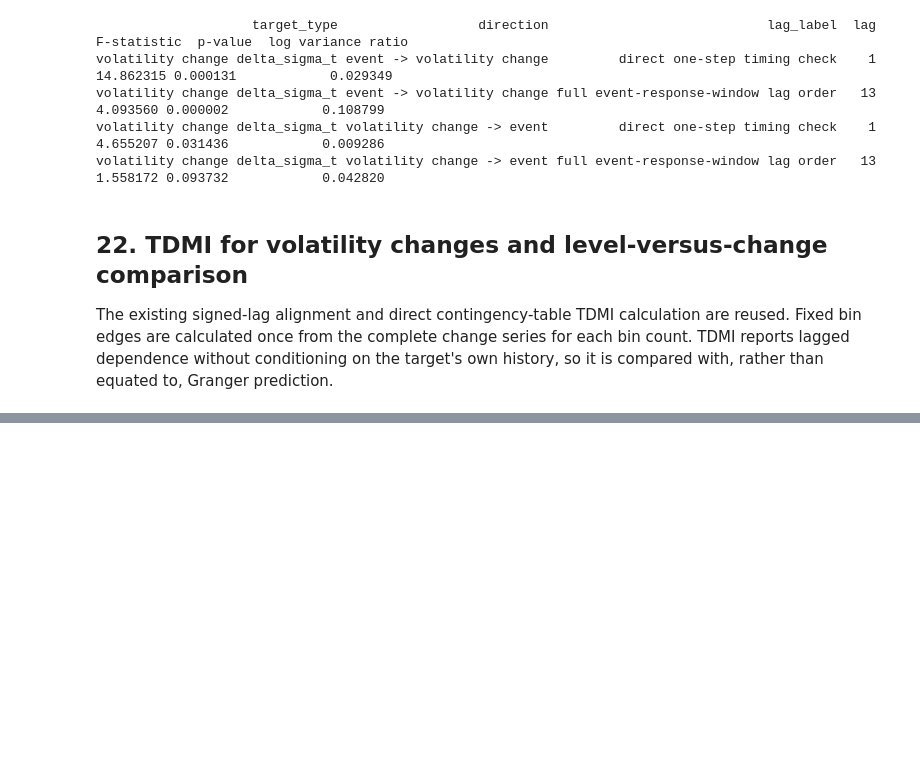
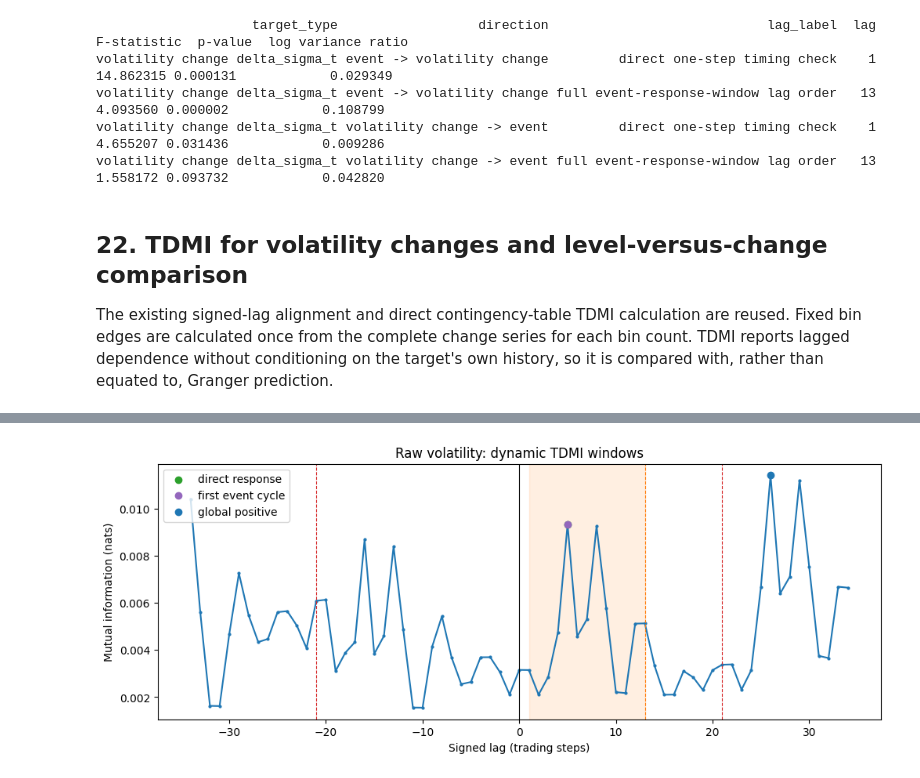
Before and after one commit to JivN24/HSBC-AN-RN, a Jupyter notebook: CODEWORK/Linus' Task Re-Do/01_dense_periodic_n1_gc_tdmi.ipynb, the cells around one changed output, grey strips where cells are left out. Drawn from its saved outputs; the diff is of its cells as text; code cells hidden in the pictures; blank space fills up the shorter version.

```diff
--- a/CODEWORK/Linus' Task Re-Do/01_dense_periodic_n1_gc_tdmi.ipynb
+++ b/CODEWORK/Linus' Task Re-Do/01_dense_periodic_n1_gc_tdmi.ipynb
@@ -912,0 +906,91 @@ existing_validation_checks_remain_passed: passed
+# %%
+def tdmi_peak_in_window(tdmi_table, minimum_lag, maximum_lag, label):
+    window = tdmi_table.loc[tdmi_table['lag'].between(minimum_lag, maximum_lag, inclusive='both')]
+    if window.empty:
+        raise ValueError(f'No TDMI observations available for window: {label}')
+    peak = window.nlargest(1, 'mutual_information').iloc[0]
+    return {'peak_type': label, 'minimum_lag': minimum_lag, 'maximum_lag': maximum_lag, 'peak_lag': int(peak['lag']), 'peak_mutual_information': float(peak['mutual_information']), 'n_pairs_at_peak': int(peak['n_pairs'])}
+
+def fold_lag_to_event_phase(lag, period_steps):
+    half_period = period_steps // 2
+    return ((int(lag) + half_period) % period_steps) - half_period
+
+def make_peak_summary(table, target):
+    rows = [
+        tdmi_peak_in_window(table, 1, tdmi_scan_max_lag, 'global positive'),
+        tdmi_peak_in_window(table, response_state_lag_start, response_state_lag_end, 'direct response'),
+        tdmi_peak_in_window(table, first_cycle_lag_start, first_cycle_lag_end, 'first event cycle'),
+        tdmi_peak_in_window(table, -tdmi_scan_max_lag, -1, 'global negative'),
+    ]
+    zero = table.loc[table['lag'].eq(0)].iloc[0]
+    rows.append({'peak_type': 'contemporaneous', 'minimum_lag': 0, 'maximum_lag': 0, 'peak_lag': 0, 'peak_mutual_information': float(zero['mutual_information']), 'n_pairs_at_peak': int(zero['n_pairs'])})
+    result = pd.DataFrame(rows)
+    result['target'] = target
+    result['cycle_equivalent_phase'] = np.where(result['peak_type'].isin(['global positive', 'global negative']), result['peak_lag'].map(lambda x: fold_lag_to_event_phase(x, event_period_steps)), np.nan)
+    result['boundary_limited'] = np.select(
+        [
+            result['peak_type'].eq('global positive'),
+            result['peak_type'].eq('global negative'),
+        ],
+        [
+            result['peak_lag'].eq(tdmi_scan_max_lag),
+            result['peak_lag'].eq(-tdmi_scan_max_lag),
+        ],
+        default=False,
+    )
+    result['interpretation'] = np.select([result['peak_type'].eq('direct response'), result['peak_type'].eq('first event cycle'), result['peak_type'].eq('global positive'), result['peak_type'].eq('global negative')], ['direct response candidate', 'pre-next-event-cycle dependence', 'next-cycle or periodic-alias candidate', 'reverse or periodic-phase dependence'], default='contemporaneous dependence')
+    return result
+
+raw_peak_summary = make_peak_summary(tdmi_results, 'raw volatility')
+change_peak_summary = make_peak_summary(change_tdmi_results, 'volatility change')
+for summary in [raw_peak_summary, change_peak_summary]:
+    assert ((summary['peak_lag'] >= summary['minimum_lag']) & (summary['peak_lag'] <= summary['maximum_lag'])).all()
+display(raw_peak_summary)
+display(change_peak_summary)
+for target, summary in [('raw volatility', raw_peak_summary), ('volatility change', change_peak_summary)]:
+    for _, peak in summary.loc[summary['peak_type'].isin(['global positive', 'global negative']) & summary['boundary_limited']].iterrows():
+        print(f"Caution ({target}, {peak['peak_type']}): the unrestricted global maximum is scan-boundary-limited and may move when the scan range is extended.")
+
+def sensitivity_window_summary(table):
+    rows=[]
+    for bins, subset in table.groupby('quantile_bins'):
+        direct=tdmi_peak_in_window(subset, response_state_lag_start, response_state_lag_end, 'direct response')
+        cycle=tdmi_peak_in_window(subset, first_cycle_lag_start, first_cycle_lag_end, 'first event cycle')
+        positive=tdmi_peak_in_window(subset, 1, tdmi_scan_max_lag, 'global positive')
+        negative=tdmi_peak_in_window(subset, -tdmi_scan_max_lag, -1, 'global negative')
+        overall=subset.nlargest(1, 'mutual_information').iloc[0]
+        rows.append({'quantile_bins': bins, 'direct_response_peak_lag': direct['peak_lag'], 'direct_response_peak_MI': direct['peak_mutual_information'], 'first_cycle_peak_lag': cycle['peak_lag'], 'first_cycle_peak_MI': cycle['peak_mutual_information'], 'global_positive_peak_lag': positive['peak_lag'], 'global_negative_peak_lag': negative['peak_lag'], 'overall_global_maximum_lag': int(overall['lag'])})
+    return pd.DataFrame(rows)
+raw_sensitivity_windows=sensitivity_window_summary(sensitivity_table)
+change_sensitivity_windows=sensitivity_window_summary(change_sensitivity_table)
+for name, table in [('raw volatility', raw_sensitivity_windows), ('volatility change', change_sensitivity_windows)]:
+    print(name, 'direct exact stability:', table['direct_response_peak_lag'].nunique()==1, '; first-cycle exact stability:', table['first_cycle_peak_lag'].nunique()==1)
+    display(table)
+print('Broad curve-shape stability remains the existing complete-curve correlation analysis, distinct from exact peak-location stability.')
+
+for target, table, summary in [('Raw volatility', tdmi_results, raw_peak_summary), ('Volatility change', change_tdmi_results, change_peak_summary)]:
+    fig, axis = plt.subplots(figsize=(10,4), constrained_layout=True)
+    axis.plot(table['lag'], table['mutual_information'], marker='o', markersize=2)
+    axis.axvline(0, color='black', linewidth=.8)
+    axis.axvspan(response_state_lag_start, response_state_lag_end, color='tab:orange', alpha=.12)
+    axis.axvline(response_state_lag_end, color='tab:orange', linestyle='--', linewidth=.8)
+    axis.axvline(event_period_steps, color='tab:red', linestyle='--', linewidth=.8)
+    axis.axvline(-event_period_steps, color='tab:red', linestyle='--', linewidth=.8)
+    for kind, color in [('direct response','tab:green'),('first event cycle','tab:purple'),('global positive','tab:blue')]:
+        row=summary.loc[summary['peak_type'].eq(kind)].iloc[0]; axis.scatter(row['peak_lag'], row['peak_mutual_information'], color=color, zorder=3, label=kind)
+    axis.set(title=f'{target}: dynamic TDMI windows', xlabel='Signed lag (trading steps)', ylabel='Mutual information (nats)')
+    axis.legend()
+    plt.show()
+
+assert response_state_lag_end == response_horizon_steps + 1
+assert response_state_lag_start >= -tdmi_scan_max_lag and response_state_lag_end <= tdmi_scan_max_lag
+assert first_cycle_lag_start >= -tdmi_scan_max_lag and first_cycle_lag_end <= tdmi_scan_max_lag
+assert response_window_gc_order == response_state_lag_end and max_gc_lag >= response_window_gc_order
+if event_responses_overlap:
+    warnings.warn(
+        'Event-response windows overlap. Direct-response and first-cycle '
+        'TDMI windows cannot be interpreted as isolated single-event '
+        'responses.'
+    )
+print(f'Derived TDMI scan: {-tdmi_scan_max_lag} to +{tdmi_scan_max_lag}; GC response-window order: {response_window_gc_order}.')
+# %% [output]
@@ -912,0 +1021 @@ existing_validation_checks_remain_passed: passed
+[figure, added]
```
Also changed, not shown: parts of 23 cells of this notebook, 3 other files.
